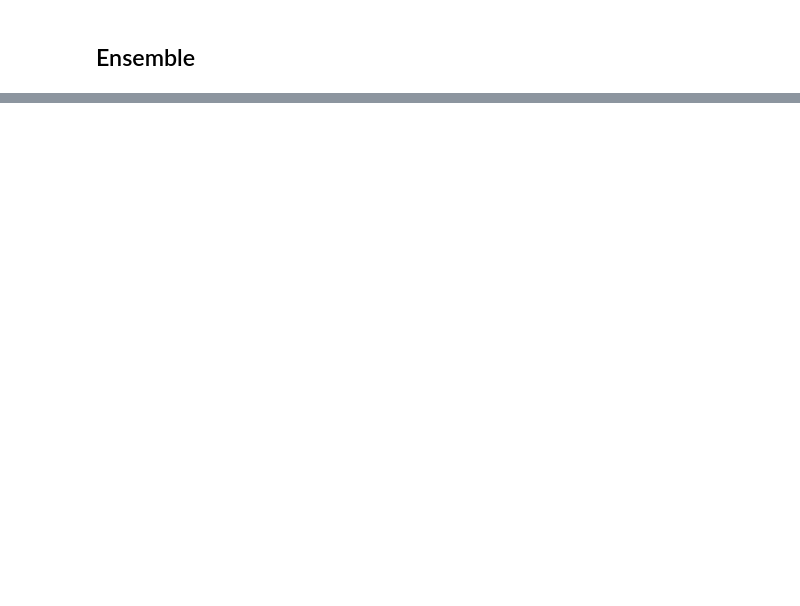
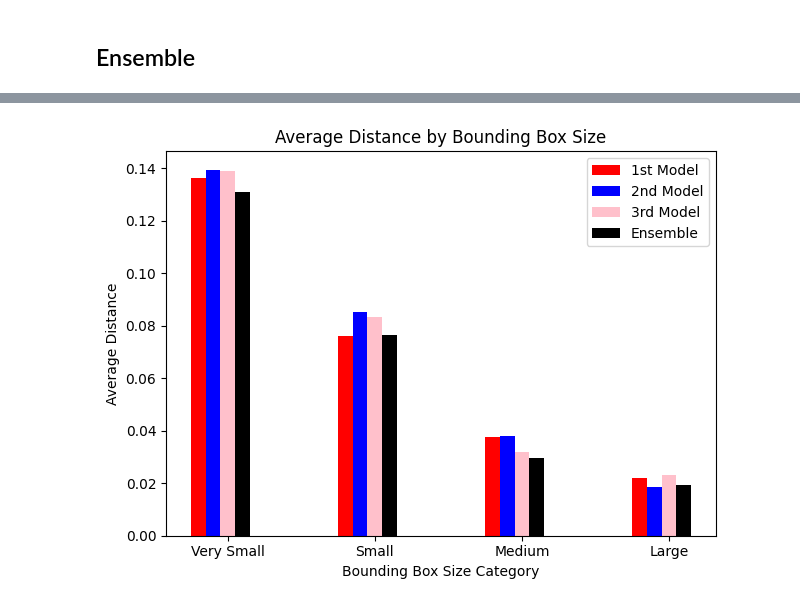
Before and after one commit to salvatorebuono02/ObjDct_Repo, a Jupyter notebook: models/FOMO/LeNetFOMO.ipynb, the cells around one changed output, grey strips where cells are left out. Saved outputs shown, nothing was run; the diff lists cells and outputs as text; code cells hidden in the pictures; blank space fills up the shorter version.

Commit message:
Add graphs for HE ensemble

```diff
--- a/models/FOMO/LeNetFOMO.ipynb
+++ b/models/FOMO/LeNetFOMO.ipynb
@@ -1418,0 +1210,12 @@ ensemble
+# %%
+pred_boxes_HE1 , _ ,  real_boxes_HE1 = get_bboxes_HE(pred_model_1, test_img_array, test_label_array, test_boxes_list, DEVICE)
+pred_boxes_HE1 = np.array(pred_boxes_HE1)
+real_boxes_HE1 = np.array(real_boxes_HE1)
+
+pred_boxes_HE2 , _ , real_boxes_HE2 = get_bboxes_HE(pred_model_2, test_img_array, test_label_array, test_boxes_list, DEVICE)
+pred_boxes_HE2 = np.array(pred_boxes_HE2)
+real_boxes_HE2 = np.array(real_boxes_HE2)
+
+pred_boxes_HE3 , _ , real_boxes_HE3 = get_bboxes_HE(pred_model_3, test_img_array, test_label_array, test_boxes_list, DEVICE)
+pred_boxes_HE3 = np.array(pred_boxes_HE3)
+real_boxes_HE3 = np.array(real_boxes_HE3)
@@ -1418,0 +1226,8 @@ ensemble
+# %%
+pred_boxes_HE_list = []
+pred_boxes_HE_list.append(pred_boxes_HE1)
+pred_boxes_HE_list.append(pred_boxes_HE2)
+pred_boxes_HE_list.append(pred_boxes_HE3)
+pred_boxes_HE_list = np.array(pred_boxes_HE_list)
+# %%
+ensemble_boxes_HE = ensemble_center_predictions_weighted(pred_boxes_HE_list)
@@ -1418,0 +1266,30 @@ ensemble
+# %%
+# Creiamo una lista di etichette per le categorie di dimensioni
+labels = ['Very Small', 'Small', 'Medium', 'Large']
+
+# Configuriamo il numero di gruppi e il numero di barre per gruppo
+x = np.arange(len(labels))
+width = 0.1  # Larghezza delle barre
+
+fig, ax = plt.subplots()
+
+# Aggiungiamo le barre per ogni set di distance_means
+rects1 = ax.bar(x - 2 * width, get_distances(pred_boxes_HE1,real_boxes_HE1), width, label='1st Model', color='red')
+rects2 = ax.bar(x - 1 * width, get_distances(pred_boxes_HE2,real_boxes_HE2), width, label='2nd Model', color='blue')
+rects3 = ax.bar(x - 0 * width, get_distances(pred_boxes_HE3,real_boxes_HE3), width, label='3rd Model', color='pink')
+rects4 = ax.bar(x + 1 * width, get_distances(ensemble_boxes_HE,real_boxes_1), width, label='Ensemble', color='black')
+
+# Aggiungiamo le etichette, il titolo e la legenda
+ax.set_xlabel('Bounding Box Size Category')
+ax.set_ylabel('Average Distance')
+ax.set_title('Average Distance by Bounding Box Size')
+ax.set_xticks(x)
+ax.set_xticklabels(labels)
+ax.legend()
+
+# Aggiungiamo una disposizione più compatta
+fig.tight_layout()
+
+plt.show()
+# %% [output]
+[figure, added]
```
Also changed, not shown: parts of 74 cells of this notebook, 3 other files.
